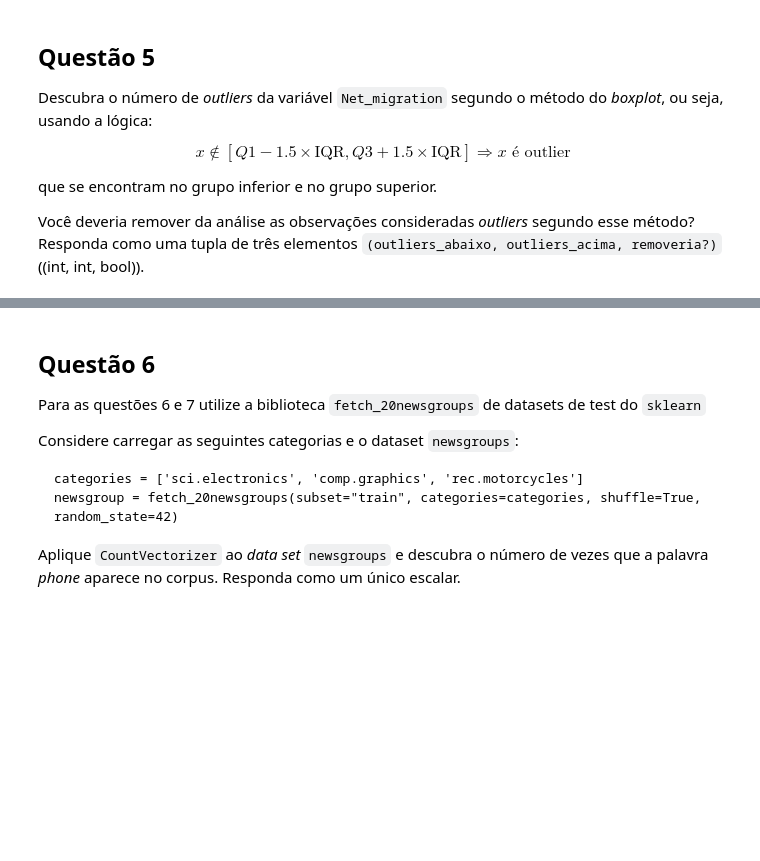
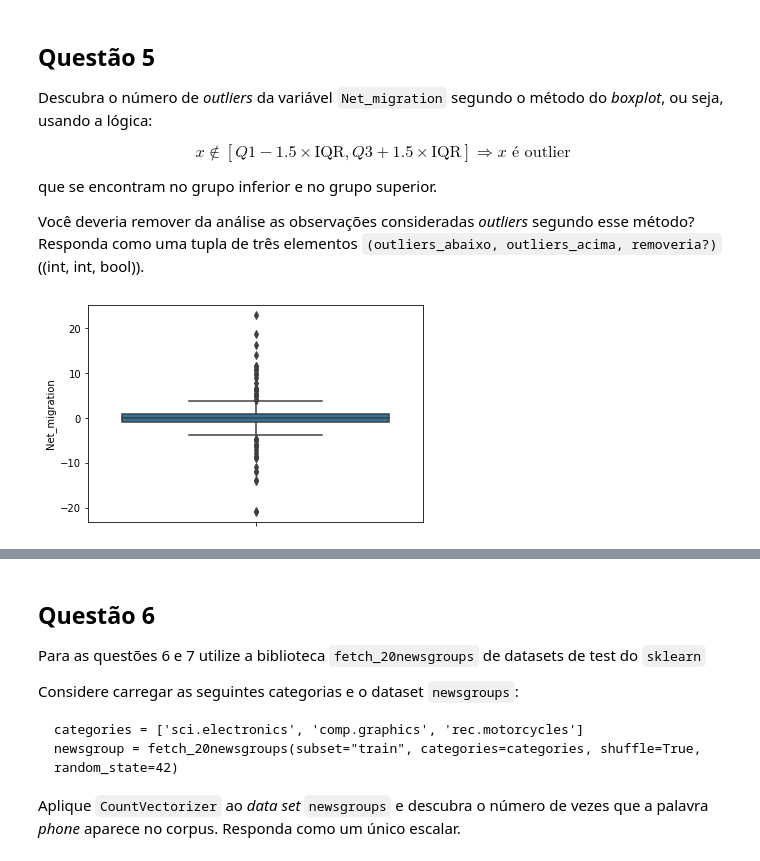
Before and after one commit to DiogoVilasBoas/Acelera_Dev, a Jupyter notebook: data-science-4/main.ipynb, the cells around one changed output, grey strips where cells are left out. Cells and saved outputs as stored; diff of their text form; code cells hidden in the pictures; blank space fills up the shorter version.

```diff
--- a/data-science-4/main.ipynb
+++ b/data-science-4/main.ipynb
@@ -65,11 +69,3 @@ Esse _data set_ ainda precisa de alguns ajustes iniciais. Primeiro, note que as
 Além disso, as variáveis `Country` e `Region` possuem espaços a mais no começo e no final da string. Você pode utilizar o método `str.strip()` para remover esses espaços.
 # %% [markdown]
 ## Inicia sua análise a partir daqui
-# %%
-# Sua análise começa aqui.
-countries['Country'] = countries['Country'].str.strip()
-countries['Region'] = countries['Region'].str.strip()
-# Retorne aqui o resultado da questão 2.
-discretizer = KBinsDiscretizer(n_bins=10, encode='ordinal')
-p_density = countries['Pop_density']
-int((discretizer.fit_transform(p_density.values.reshape(-1,1)) >= 9.).sum())
@@ -77,0 +72,11 @@ ValueError: could not convert string to float: '48,0'
+# %%
+novo_df = countries.copy()
+string_to_float = ['Pop_density', 'Coastline_ratio', 'Net_migration', 'Infant_mortality',
+       'Literacy', 'Phones_per_1000', 'Arable', 'Crops', 'Other', 'Climate',
+       'Birthrate', 'Deathrate', 'Agriculture', 'Industry', 'Service']
+
+novo_df[string_to_float] = novo_df[string_to_float].replace({',': '.'}, regex=True).astype(float)
+
+str_columns = novo_df.columns[novo_df.dtypes == object]
+
+novo_df[str_columns] = novo_df[str_columns].apply(lambda x: x.str.strip())
@@ -106,0 +133,2 @@ def q3():
+# %%
+novo_df['Climate'] = novo_df['Climate'].fillna(novo_df['Climate'].mean())
@@ -143,0 +193,4 @@ def q5():
+# %%
+sns.boxplot(novo_df['Net_migration'], orient="vertical");
+# %% [output]
+[figure, added]
```
Also changed, not shown: parts of 19 cells of this notebook, 6 other files.
